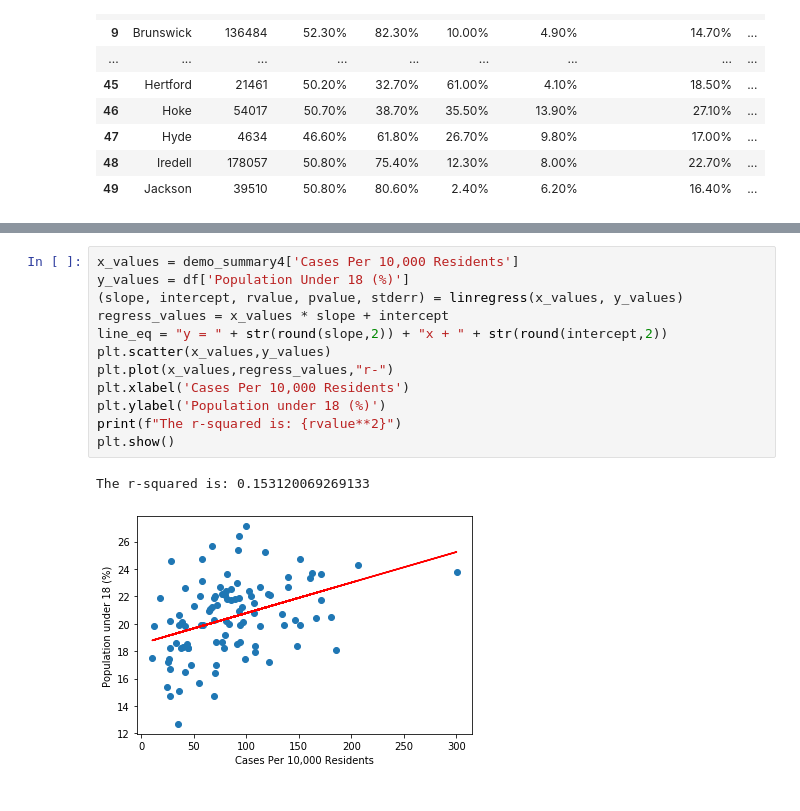
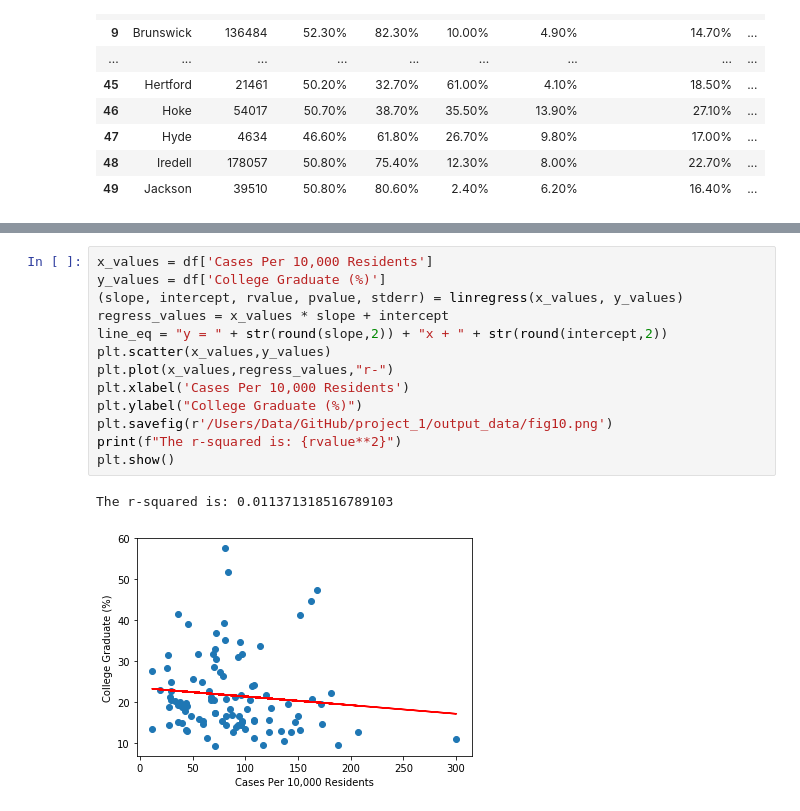
Before and after one commit to colbyhoke/project_1, a Jupyter notebook: covidapi_demo.ipynb, the cells around one changed output, grey strips where cells are left out. Drawn from its saved outputs; the diff is of its cells as text.

```diff
--- a/covidapi_demo.ipynb
+++ b/covidapi_demo.ipynb
@@ -518,15 +680,16 @@ The r-squared is: 0.025388019699167846
 # %%
-x_values = demo_summary4['Cases Per 10,000 Residents']
-y_values = df['Population Under 18 (%)']
+x_values = df['Cases Per 10,000 Residents']
+y_values = df['College Graduate (%)']
 (slope, intercept, rvalue, pvalue, stderr) = linregress(x_values, y_values)
 regress_values = x_values * slope + intercept
 line_eq = "y = " + str(round(slope,2)) + "x + " + str(round(intercept,2))
 plt.scatter(x_values,y_values)
 plt.plot(x_values,regress_values,"r-")
 plt.xlabel('Cases Per 10,000 Residents')
-plt.ylabel('Population under 18 (%)')
+plt.ylabel("College Graduate (%)")
+plt.savefig(r'/Users/Data/GitHub/project_1/output_data/fig10.png')
 print(f"The r-squared is: {rvalue**2}")
 plt.show()
 # %% [output]
-The r-squared is: 0.153120069269133
+The r-squared is: 0.011371318516789103
-[figure, old version]
+[figure, new version]
```
Also changed, not shown: parts of 26 cells of this notebook, 10 other files.
